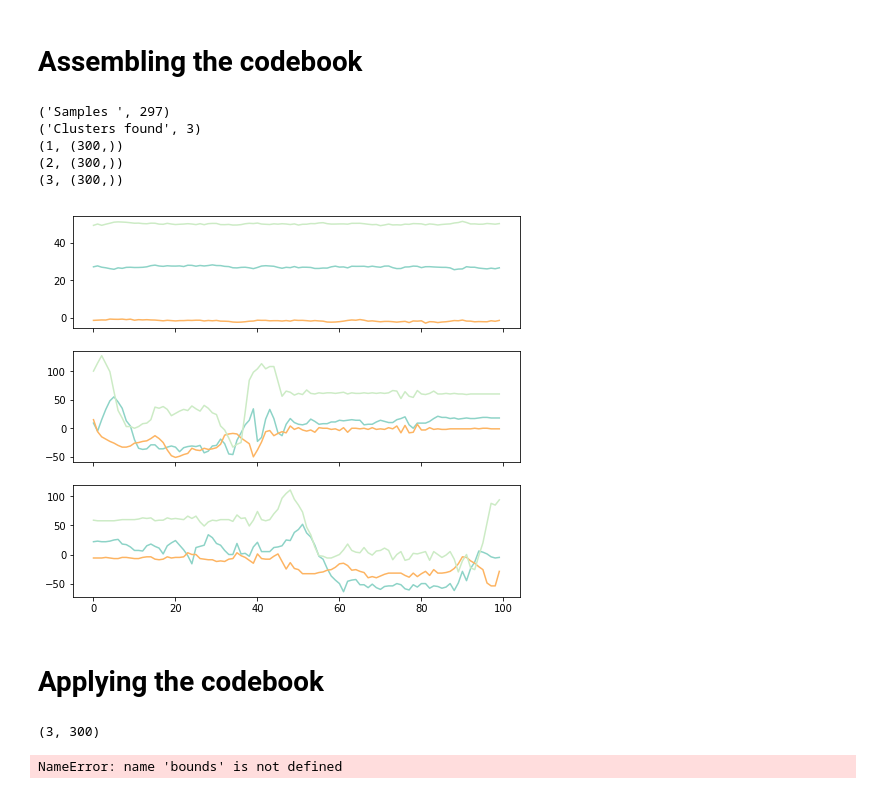
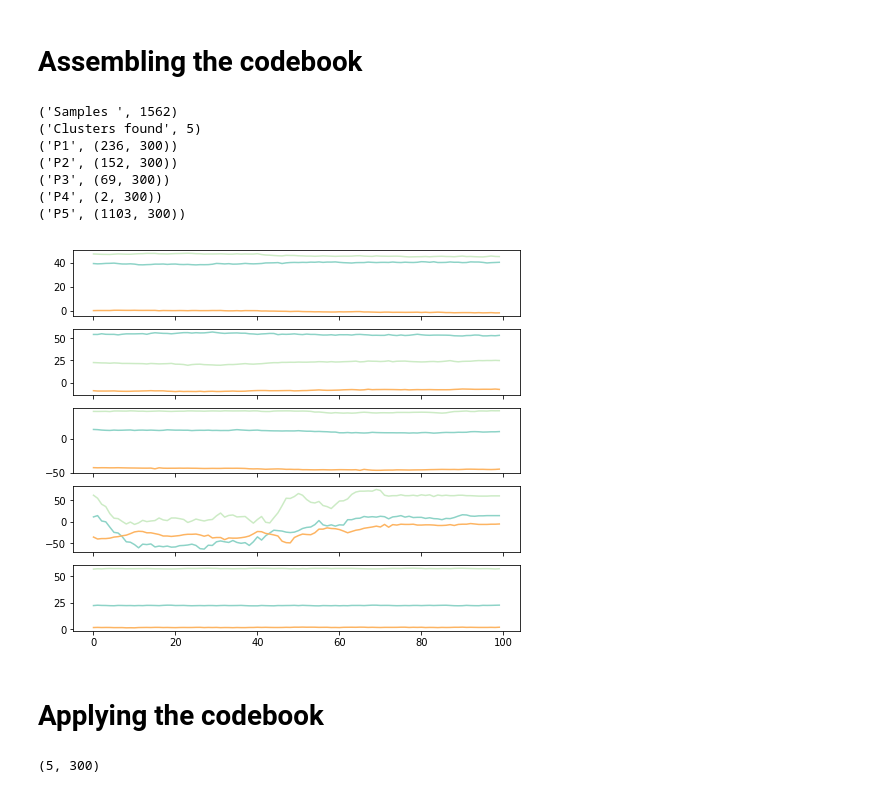
Before and after one commit to The-Hybrid-Atelier/biosignal-processing, a Jupyter notebook: codewords/6_StudyDataClustering.ipynb, the cells around one changed output. Cells and saved outputs as stored; diff of their text form; code cells hidden in the pictures.

Commit message:
Clustering Pipeline v1

```diff
--- a/codewords/6_StudyDataClustering.ipynb
+++ b/codewords/6_StudyDataClustering.ipynb
@@ -197,6 +229,6 @@ print(centers.shape)
 # HIEARCHICAL CLUSTERING
 # %%
 # generate the linkage matrix
-Z = linkage(centers, method='single', metric=dtw2)
+Z = linkage(sss, method='complete', metric=dtw2)
 # %%
 # set cut-off to 50
@@ -222,36 +255,38 @@ plt.show()
 # Assembling the codebook
 # %%
-clusters = fcluster(Z, max_d, criterion='distance')
+centers = sss
+# clusters = fcluster(Z, max_d, criterion='distance')
+clusters = fcluster(Z, 5, criterion='maxclust')
 print("Samples ", len(centers))
 n_clusters = np.max(clusters)
 print("Clusters found", n_clusters)
-
-
 
 codebook = {}
 for i in range(0, len(clusters)):
     cluster_id = clusters[i]
     if not cluster_id in codebook:
         codebook[cluster_id] = []
     codebook[cluster_id].append(centers[i])
-codebook
+
 for k in codebook:
     codeset = np.array(codebook[k])
+    print("P"+str(k), codeset.shape)
+
     codeset = np.average(codeset, 0)
     codebook[k] = codeset
 
-for k in codebook:
-    print(k, codebook[k].shape)
+codebook = codebook.values()
 
-codebook = codebook.values()
 visualize_codebook(codebook, subplot=True)
 # %% [output]
-('Samples ', 297)
-('Clusters found', 3)
-(1, (300,))
-(2, (300,))
-(3, (300,))
+('Samples ', 1562)
+('Clusters found', 5)
+('P1', (236, 300))
+('P2', (152, 300))
+('P3', (69, 300))
+('P4', (2, 300))
+('P5', (1103, 300))
-[figure, old version]
+[figure, new version]
 # %% [markdown]
 # Applying the codebook
 # %%
@@ -264,16 +299,9 @@ print(cb.shape)
 result = []
 for i, window in enumerate(activity):
 #     print(i, "out of", activity.shape[0])
+#     print(cb.shape, activity.shape, window.shape, [dtw2(codeword, window) for codeword in cb])
     codeword = np.argmin([dtw2(codeword, window) for codeword in cb])
-    result.append(codeword)
+#     print(codeword)
+    result.append(codeword + 1)
 # %% [output]
-(3, 300)
+(5, 300)
-# %%
-arr = np.array(result)
-print(arr, bounds)
-# test = np.zeros((2, 841))
-# test[0] = arr[0:841]
-# test[1] = np.pad(arr[841:], (0, 841-706), 'constant')
-# print(test)
-# %% [output]
-NameError: name 'bounds' is not defined
```
Also changed, not shown: parts of 26 cells of this notebook, 5 other files.
